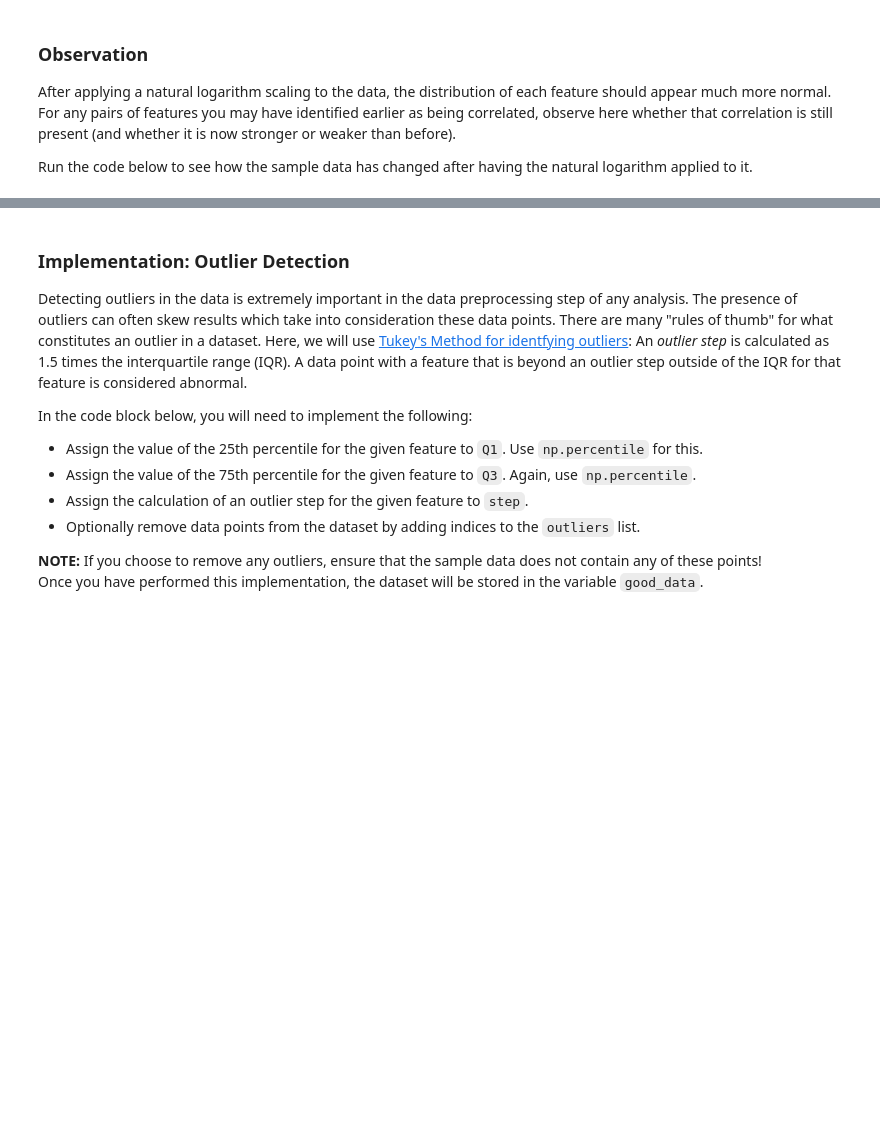
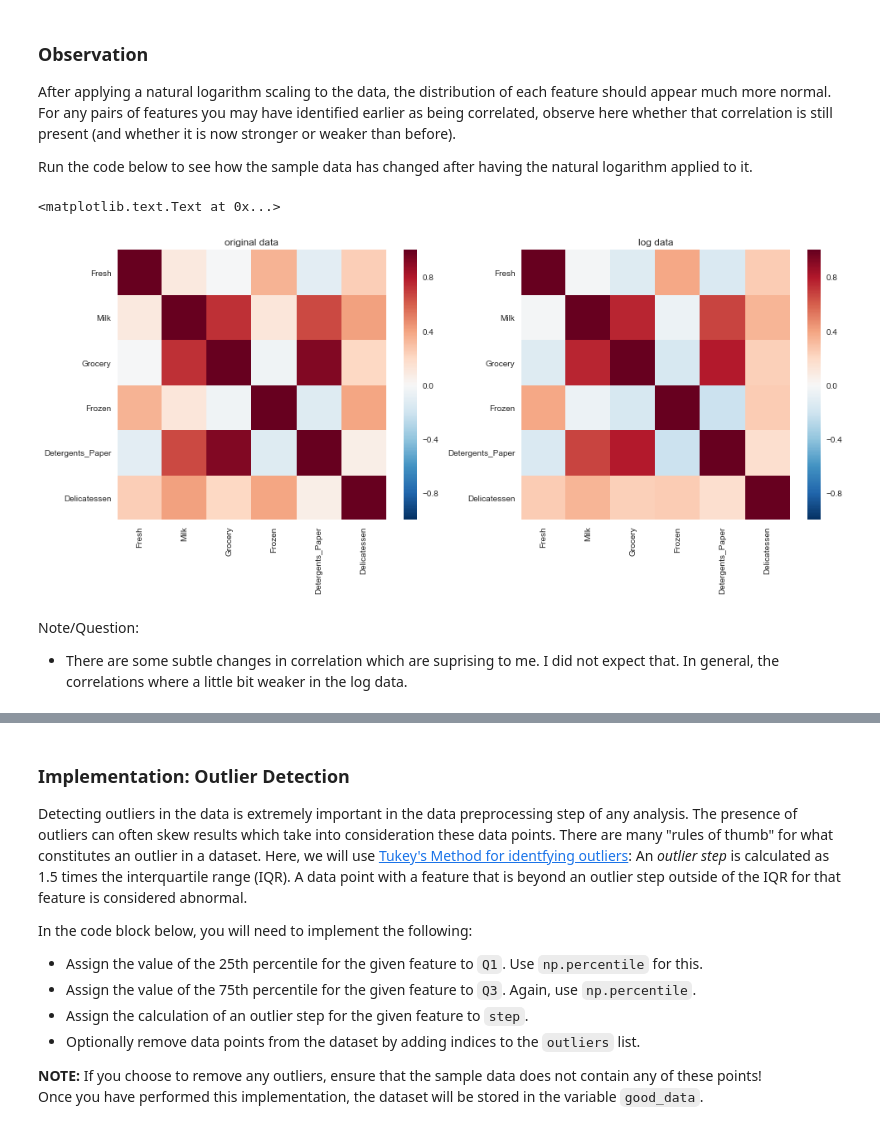
Before and after one commit to huli/mlnd, a Jupyter notebook: customer_segments/customer_segments.ipynb, the cells around one changed output, grey strips where cells are left out. Drawn from its saved outputs; the diff is of its cells as text; code cells hidden in the pictures; blank space fills up the shorter version.

```diff
--- a/customer_segments/customer_segments.ipynb
+++ b/customer_segments/customer_segments.ipynb
@@ -252,6 +254,20 @@ pd.scatter_matrix(log_data, alpha = 0.3, figsize = (14,8), diagonal = 'kde');
 After applying a natural logarithm scaling to the data, the distribution of each feature should appear much more normal. For any pairs of features you may have identified earlier as being correlated, observe here whether that correlation is still present (and whether it is now stronger or weaker than before).
 
 Run the code below to see how the sample data has changed after having the natural logarithm applied to it.
+# %%
+# Clearly the log tranformation must not change any correlation in
+# the data, We validate this by comparing the heatmaps
+fig, (ax1, ax2) = plt.subplots(1,2, figsize=(16,6))
+sns.heatmap(data.corr(), ax=ax1)
+ax1.set_title('original data')
+sns.heatmap(log_data.corr(), ax=ax2)
+ax2.set_title('log data')
+# %% [output]
+<matplotlib.text.Text at 0x...>
+[figure, added]
+# %% [markdown]
+Note/Question:
+* There are some subtle changes in correlation which are suprising to me. I did not expect that. In general, the correlations where a little bit weaker in the log data.
 # %%
 # Display the log-transformed sample data
 display(log_samples)
```
Also changed, not shown: parts of 7 cells of this notebook.
